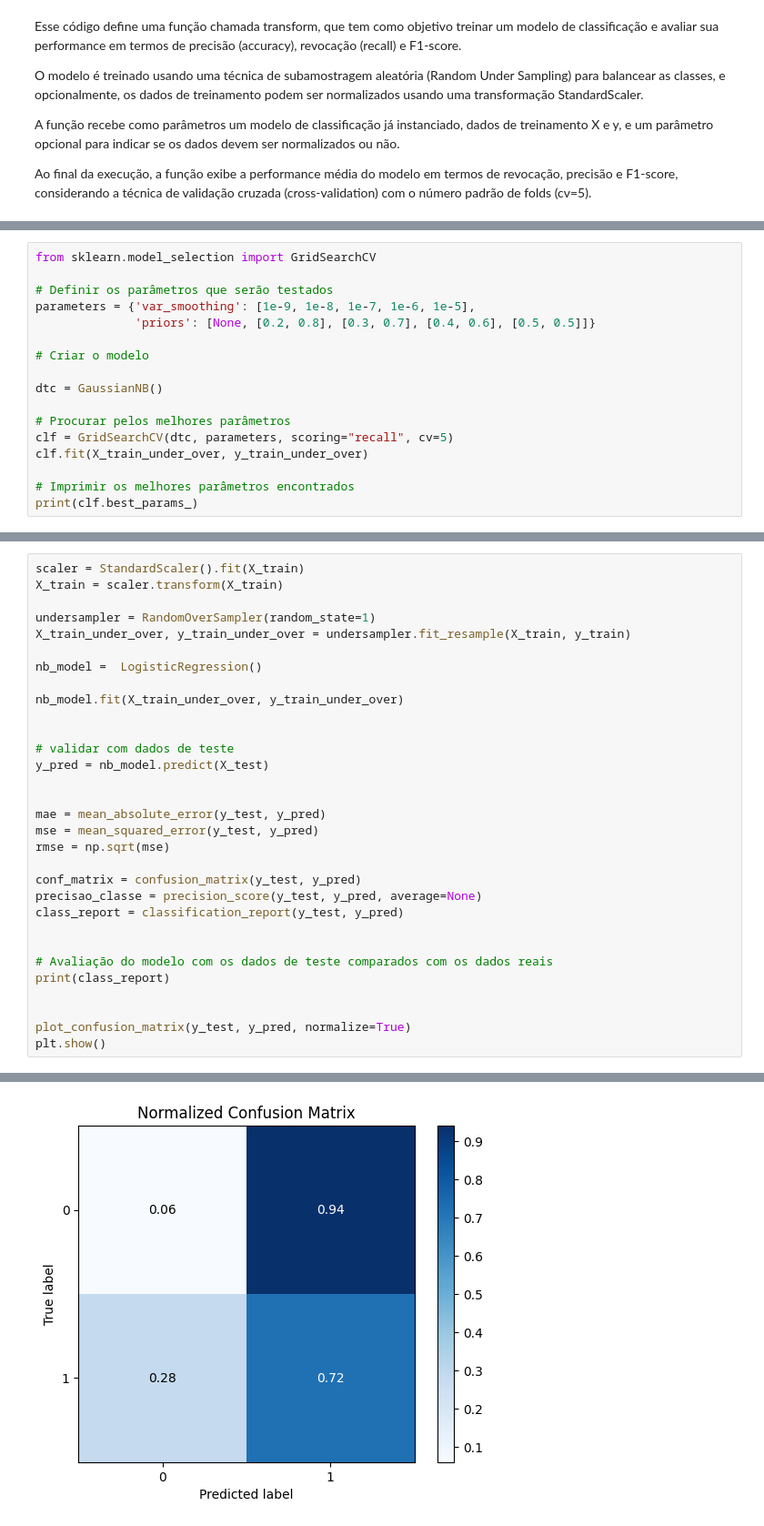
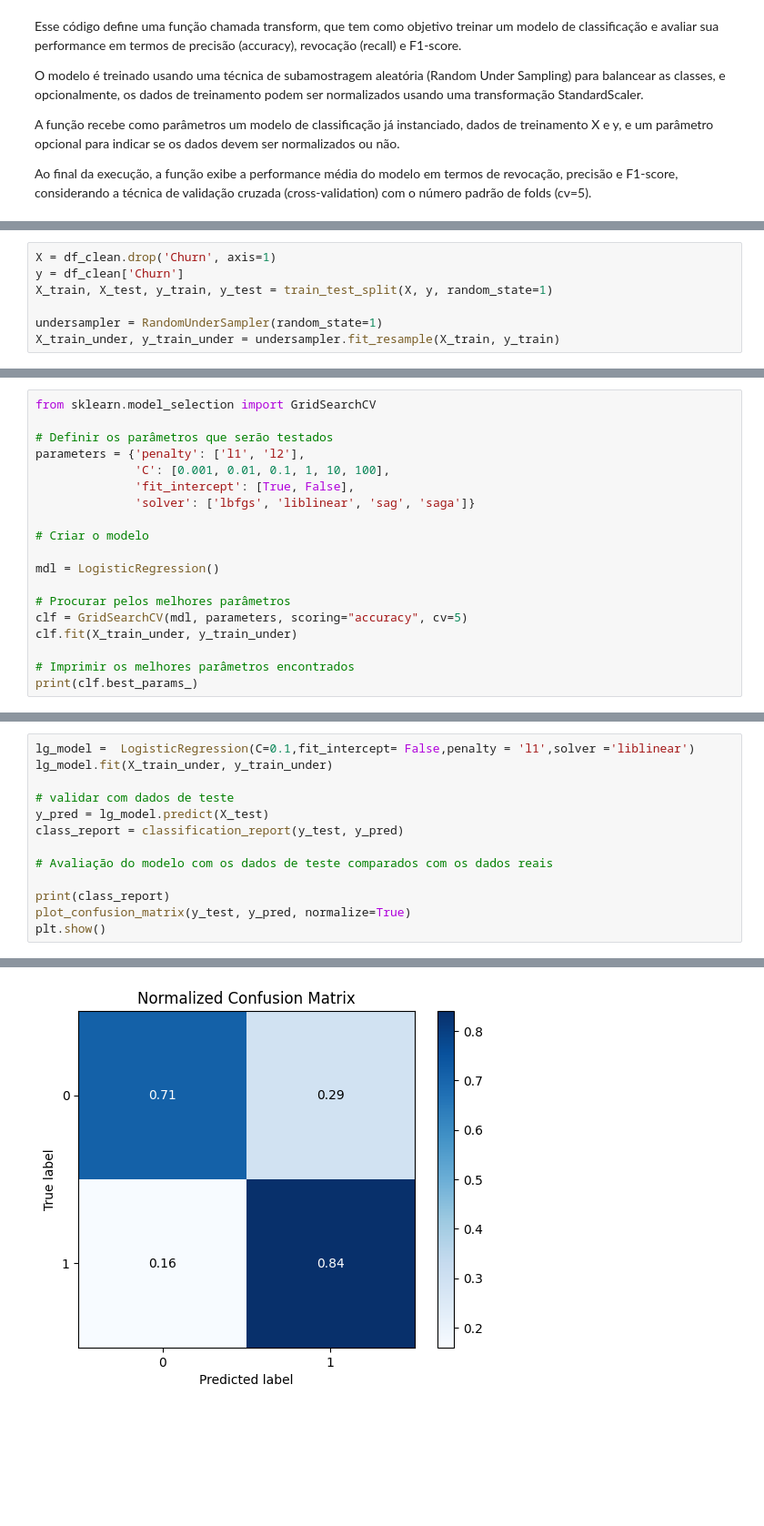
Before and after one commit to IsWallison/Projeto_Churn_Prediction, a Jupyter notebook: Projeto_Churn_Prediction_para_uma_empresa_de_Telecomunicações.ipynb, the cells around one changed output, grey strips where cells are left out. Shown: that part at 91% size. Saved outputs shown, nothing was run; the diff lists cells and outputs as text; blank space fills up the shorter version.

```diff
--- a/Projeto_Churn_Prediction_para_uma_empresa_de_Telecomunicações.ipynb
+++ b/Projeto_Churn_Prediction_para_uma_empresa_de_Telecomunicações.ipynb
@@ -510,0 +509,7 @@ X_train_under_over, y_train_under_over = undersampler.fit_resample(X_train, y_tr
+# %%
+X = df_clean.drop('Churn', axis=1)
+y = df_clean['Churn']
+X_train, X_test, y_train, y_test = train_test_split(X, y, random_state=1)
+
+undersampler = RandomUnderSampler(random_state=1)
+X_train_under, y_train_under = undersampler.fit_resample(X_train, y_train)
@@ -512,16 +525,18 @@ X_train_under_over, y_train_under_over = undersampler.fit_resample(X_train, y_tr
 from sklearn.model_selection import GridSearchCV
 
 # Definir os parâmetros que serão testados
-parameters = {'var_smoothing': [1e-9, 1e-8, 1e-7, 1e-6, 1e-5],
-              'priors': [None, [0.2, 0.8], [0.3, 0.7], [0.4, 0.6], [0.5, 0.5]]}
+parameters = {'penalty': ['l1', 'l2'],
+              'C': [0.001, 0.01, 0.1, 1, 10, 100],
+              'fit_intercept': [True, False],
+              'solver': ['lbfgs', 'liblinear', 'sag', 'saga']}
 
 # Criar o modelo
 
-dtc = GaussianNB()
+mdl = LogisticRegression()
 
 # Procurar pelos melhores parâmetros
-clf = GridSearchCV(dtc, parameters, scoring="recall", cv=5)
-clf.fit(X_train_under_over, y_train_under_over)
+clf = GridSearchCV(mdl, parameters, scoring="accuracy", cv=5)
+clf.fit(X_train_under, y_train_under)
 
 # Imprimir os melhores parâmetros encontrados
 print(clf.best_params_)
@@ -534,32 +556,14 @@ X_train, X_test, y_train, y_test = train_test_split(X, y, random_state=1)
 # %%
-scaler = StandardScaler().fit(X_train)
-X_train = scaler.transform(X_train)
-
-undersampler = RandomOverSampler(random_state=1)
-X_train_under_over, y_train_under_over = undersampler.fit_resample(X_train, y_train)
-
-nb_model =  LogisticRegression()
-
-nb_model.fit(X_train_under_over, y_train_under_over)
-
+lg_model =  LogisticRegression(C=0.1,fit_intercept= False,penalty = 'l1',solver ='liblinear')
+lg_model.fit(X_train_under, y_train_under)
 
 # validar com dados de teste
-y_pred = nb_model.predict(X_test)
-
-
-mae = mean_absolute_error(y_test, y_pred)
-mse = mean_squared_error(y_test, y_pred)
-rmse = np.sqrt(mse)
-
-conf_matrix = confusion_matrix(y_test, y_pred)
-precisao_classe = precision_score(y_test, y_pred, average=None)
+y_pred = lg_model.predict(X_test)
 class_report = classification_report(y_test, y_pred)
 
+# Avaliação do modelo com os dados de teste comparados com os dados reais
 
-# Avaliação do modelo com os dados de teste comparados com os dados reais
 print(class_report)
-
-
 plot_confusion_matrix(y_test, y_pred, normalize=True)
 plt.show()
 # %% [output]
@@ -574 +578 @@ weighted avg       0.33      0.23      0.16      1758
-[figure, old version]
+[figure, new version]
```
Also changed, not shown: parts of 14 cells of this notebook.
